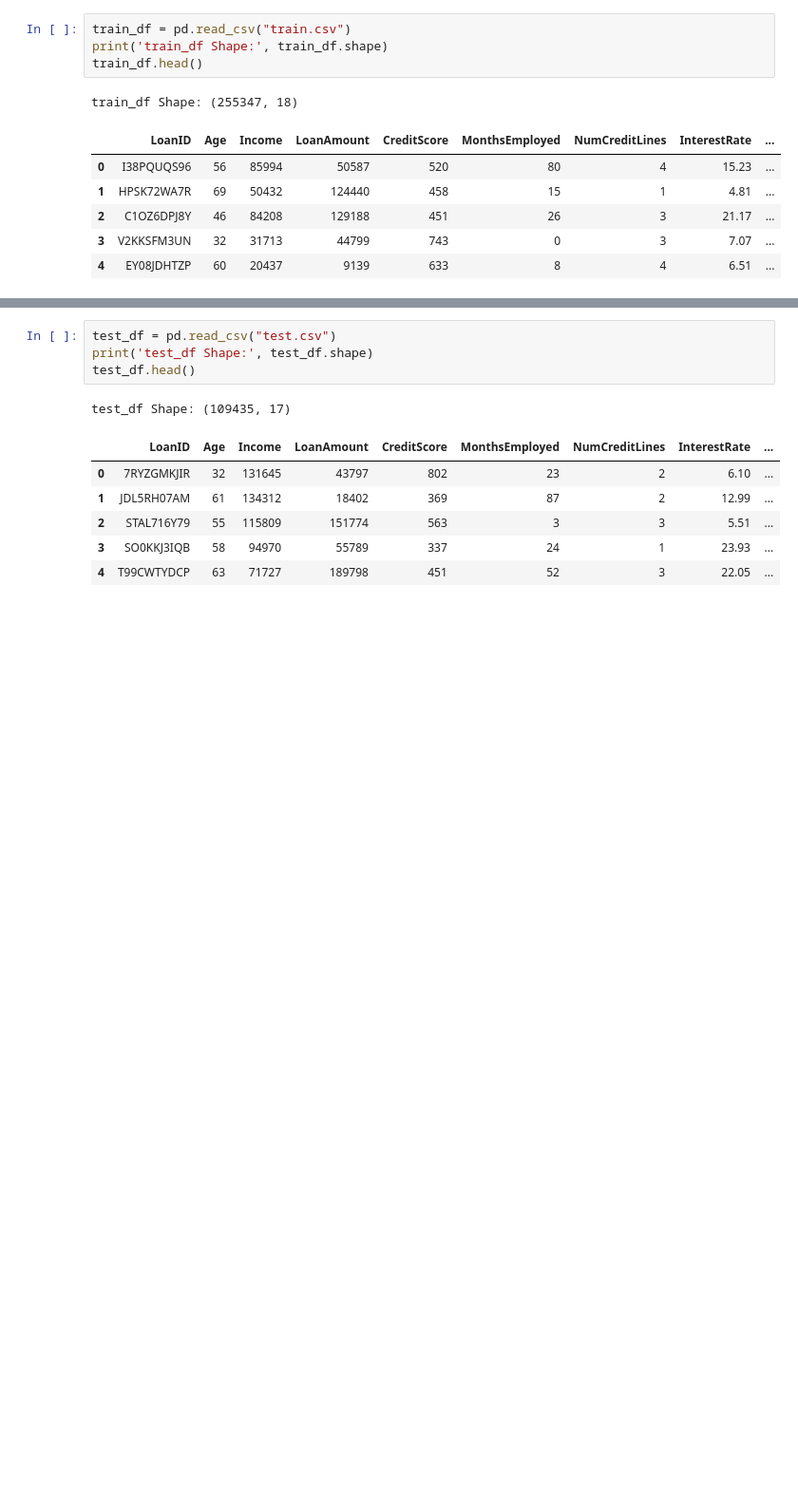
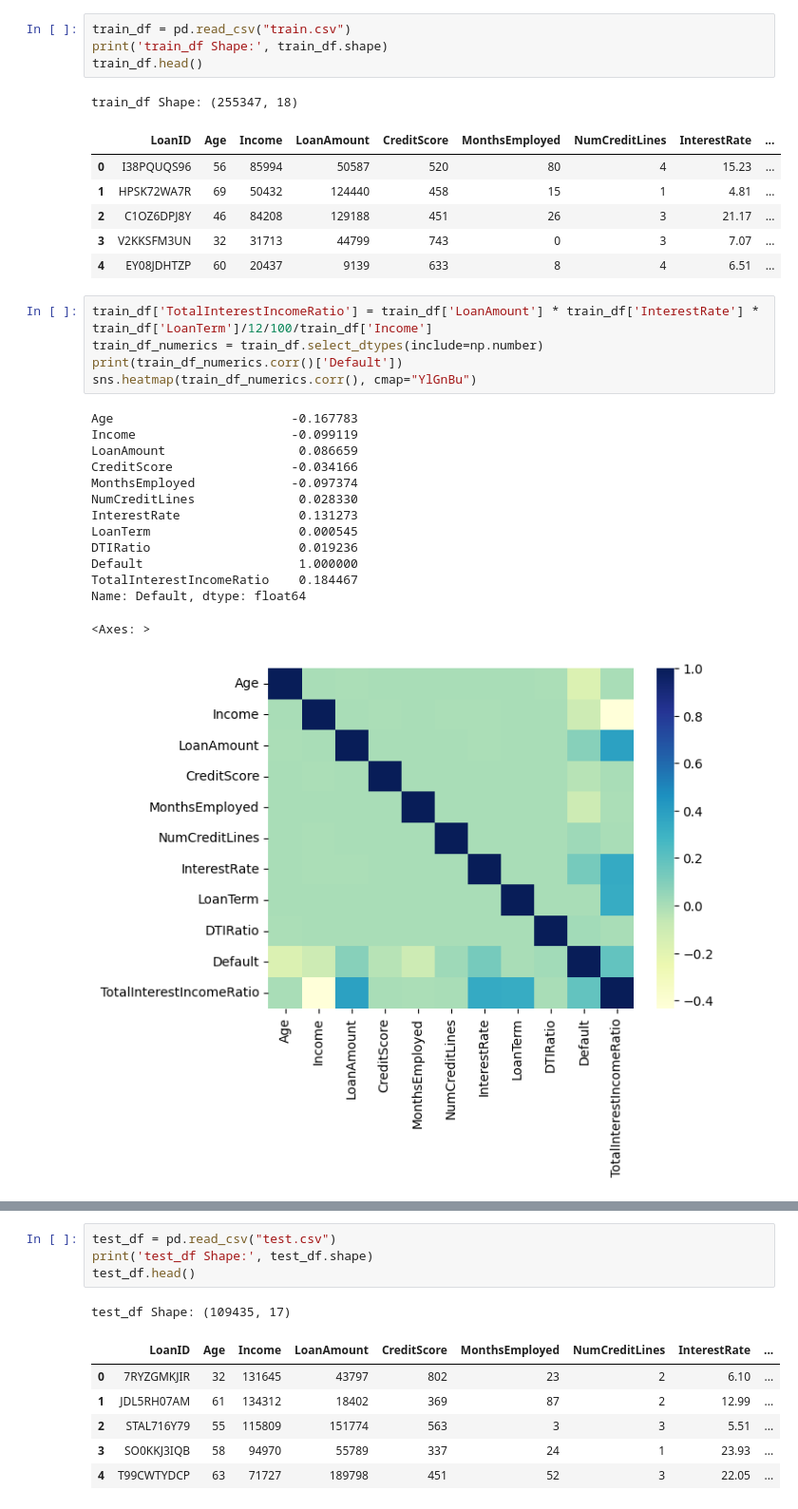
Before and after one commit to kaysunphd/coursera, a Jupyter notebook: Data_Science_Coding_Challenge/Loan_Prediction/LoanDefaultPrediction.ipynb, the cells around one changed output, grey strips where cells are left out. Shown at 95% size. Saved outputs shown, nothing was run; the diff lists cells and outputs as text; blank space fills up the shorter version.

```diff
--- a/Data_Science_Coding_Challenge/Loan_Prediction/LoanDefaultPrediction.ipynb
+++ b/Data_Science_Coding_Challenge/Loan_Prediction/LoanDefaultPrediction.ipynb
@@ -97,6 +113,26 @@ train_df Shape: (255347, 18)
 | 2 | C1OZ6DPJ8Y | 46 | 84208 | 129188 | 451 | 26 | 3 | 21.17 | ... |
 | 3 | V2KKSFM3UN | 32 | 31713 | 44799 | 743 | 0 | 3 | 7.07 | ... |
 | 4 | EY08JDHTZP | 60 | 20437 | 9139 | 633 | 8 | 4 | 6.51 | ... |
+# %%
+train_df['TotalInterestIncomeRatio'] = train_df['LoanAmount'] * train_df['InterestRate'] * train_df['LoanTerm']/12/100/train_df['Income']
+train_df_numerics = train_df.select_dtypes(include=np.number)
+print(train_df_numerics.corr()['Default'])
+sns.heatmap(train_df_numerics.corr(), cmap="YlGnBu")
+# %% [output]
+Age                        -0.167783
+Income                     -0.099119
+LoanAmount                  0.086659
+CreditScore                -0.034166
+MonthsEmployed             -0.097374
+NumCreditLines              0.028330
+InterestRate                0.131273
+LoanTerm                    0.000545
+DTIRatio                    0.019236
+Default                     1.000000
+TotalInterestIncomeRatio    0.184467
+Name: Default, dtype: float64
+<Axes: >
+[figure, added]
 # %%
 train_df.info()
 # %% [output]
```
Also changed, not shown: parts of 15 cells of this notebook, 4 other files.
